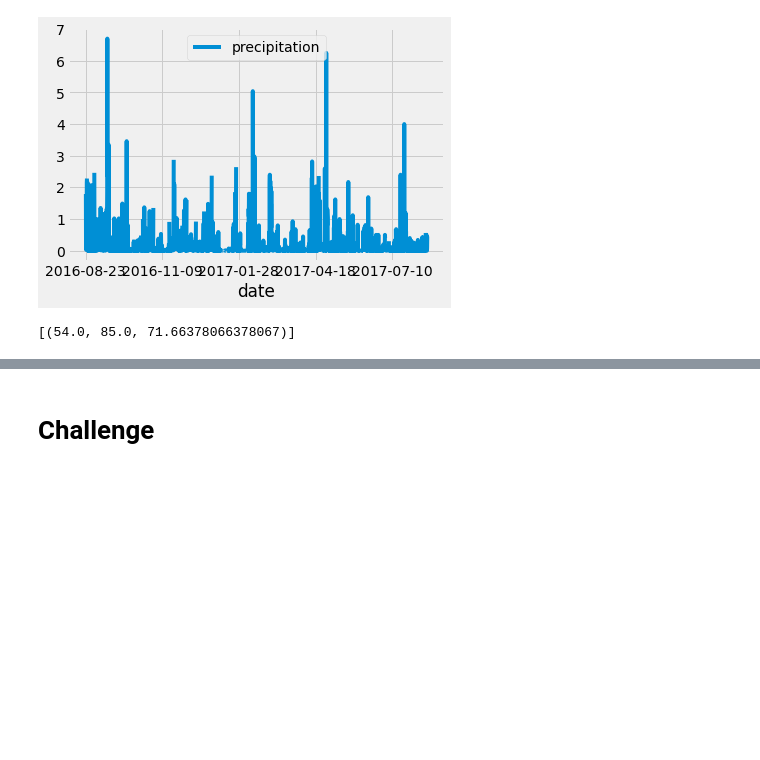
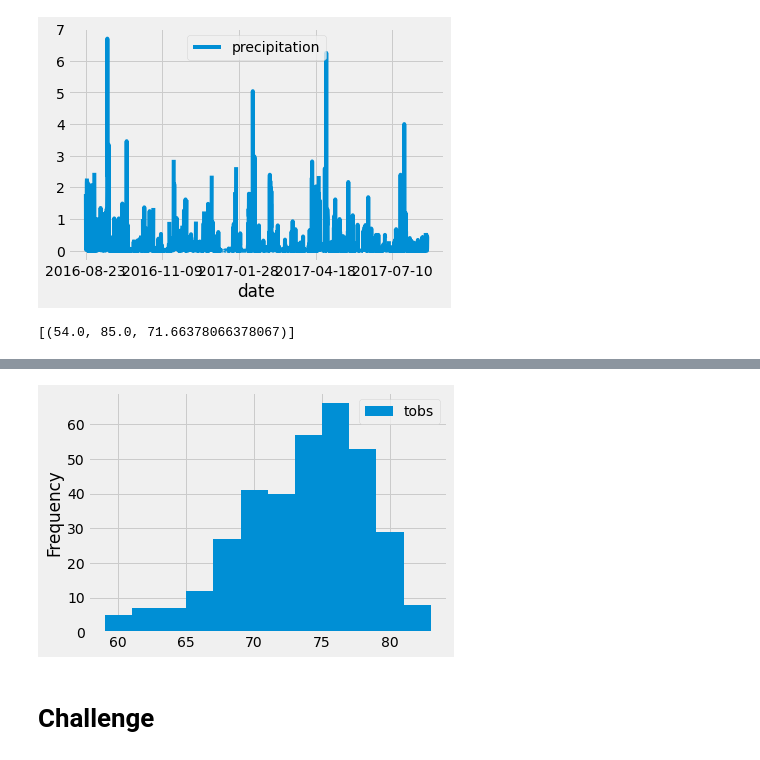
Before and after one commit to maggieemng/surfs_up, a Jupyter notebook: climate_analysis.ipynb, the cells around one changed output, grey strips where cells are left out. Saved outputs shown, nothing was run; the diff lists cells and outputs as text; code cells hidden in the pictures; blank space fills up the shorter version.

```diff
--- a/climate_analysis.ipynb
+++ b/climate_analysis.ipynb
@@ -91,5 +91,6 @@ results = session.query(Measurement.tobs).\
 filter(Measurement.station == 'USC00519281').\
 filter(Measurement.date >= prev_year).all()
 #print(results)
-print(results)
+df = pd.DataFrame(results, columns=['tobs'])
+print(df)
 # %% [output]
@@ -97,5 +111,9 @@ print(results)
 # %%
 # Write a function called `calc_temps` that will accept start date and end date in the format '%Y-%m-%d'
 # and return the minimum, average, and maximum temperatures for that range of dates
+df.plot.hist(bins=12)
+plt.tight_layout()
+# %% [output]
+[figure, added]
 # %% [markdown]
 # Challenge
```
Also changed, not shown: parts of 1 cell of this notebook, 1 other file.
